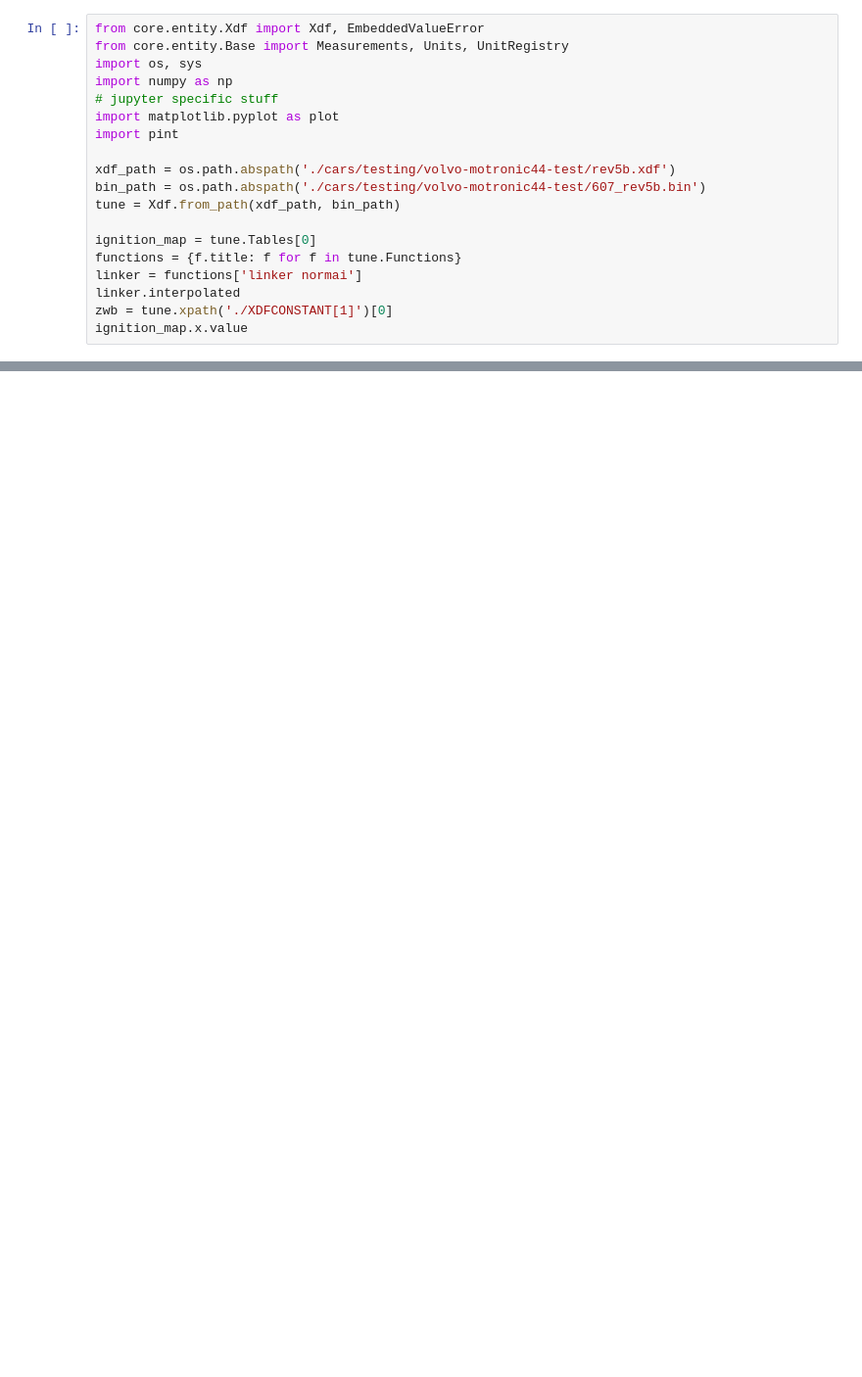
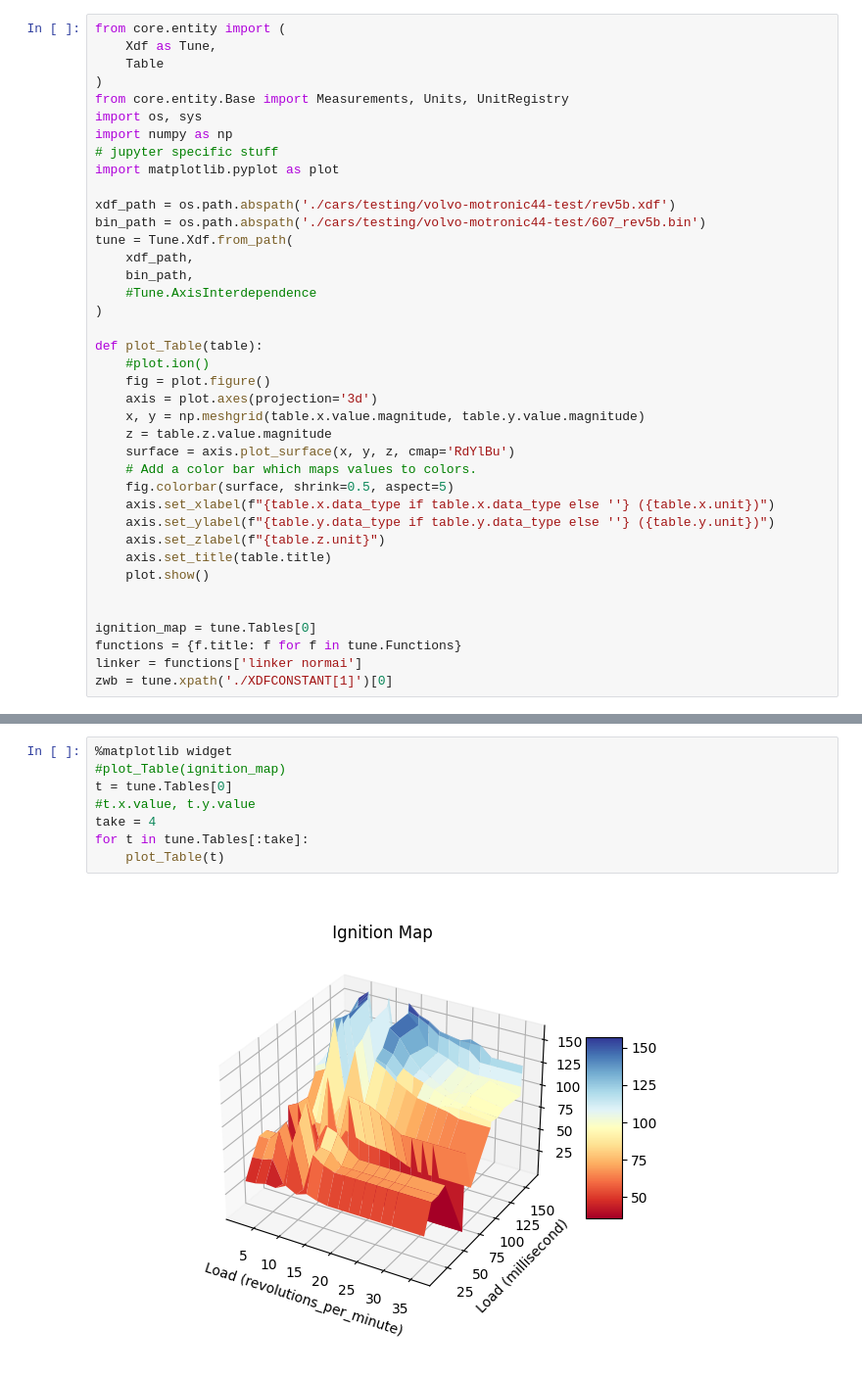
Before and after one commit to flexadecimal/serpentine, a Jupyter notebook: notebook.ipynb, the cells around one changed output, grey strips where cells are left out. Shown at 98% size. Drawn from its saved outputs; the diff is of its cells as text; blank space fills up the shorter version.

```diff
--- a/notebook.ipynb
+++ b/notebook.ipynb
@@ -1,19 +1,39 @@
 # %%
-from core.entity.Xdf import Xdf, EmbeddedValueError
+from core.entity import (
+    Xdf as Tune,
+    Table
+)
 from core.entity.Base import Measurements, Units, UnitRegistry
 import os, sys
 import numpy as np
 # jupyter specific stuff
 import matplotlib.pyplot as plot
-import pint
 
 xdf_path = os.path.abspath('./cars/testing/volvo-motronic44-test/rev5b.xdf')
 bin_path = os.path.abspath('./cars/testing/volvo-motronic44-test/607_rev5b.bin')
-tune = Xdf.from_path(xdf_path, bin_path)
+tune = Tune.Xdf.from_path(
+    xdf_path,
+    bin_path,
+    #Tune.AxisInterdependence
+)
+
+def plot_Table(table):
+    #plot.ion()
+    fig = plot.figure()
+    axis = plot.axes(projection='3d')
+    x, y = np.meshgrid(table.x.value.magnitude, table.y.value.magnitude)
+    z = table.z.value.magnitude
+    surface = axis.plot_surface(x, y, z, cmap='RdYlBu')
+    # Add a color bar which maps values to colors.
+    fig.colorbar(surface, shrink=0.5, aspect=5)
+    axis.set_xlabel(f"{table.x.data_type if table.x.data_type else ''} ({table.x.unit})")
+    axis.set_ylabel(f"{table.y.data_type if table.y.data_type else ''} ({table.y.unit})")
+    axis.set_zlabel(f"{table.z.unit}")
+    axis.set_title(table.title)
+    plot.show()
+
 
 ignition_map = tune.Tables[0]
 functions = {f.title: f for f in tune.Functions}
 linker = functions['linker normai']
-linker.interpolated
 zwb = tune.xpath('./XDFCONSTANT[1]')[0]
-ignition_map.x.value
@@ -49,0 +40,10 @@ plot.show()
+# %%
+%matplotlib widget
+#plot_Table(ignition_map)
+t = tune.Tables[0]
+#t.x.value, t.y.value
+take = 4
+for t in tune.Tables[:take]:
+    plot_Table(t)
+# %% [output]
+[figure, added]
```
Also changed, not shown: parts of 6 cells of this notebook, 12 other files.
